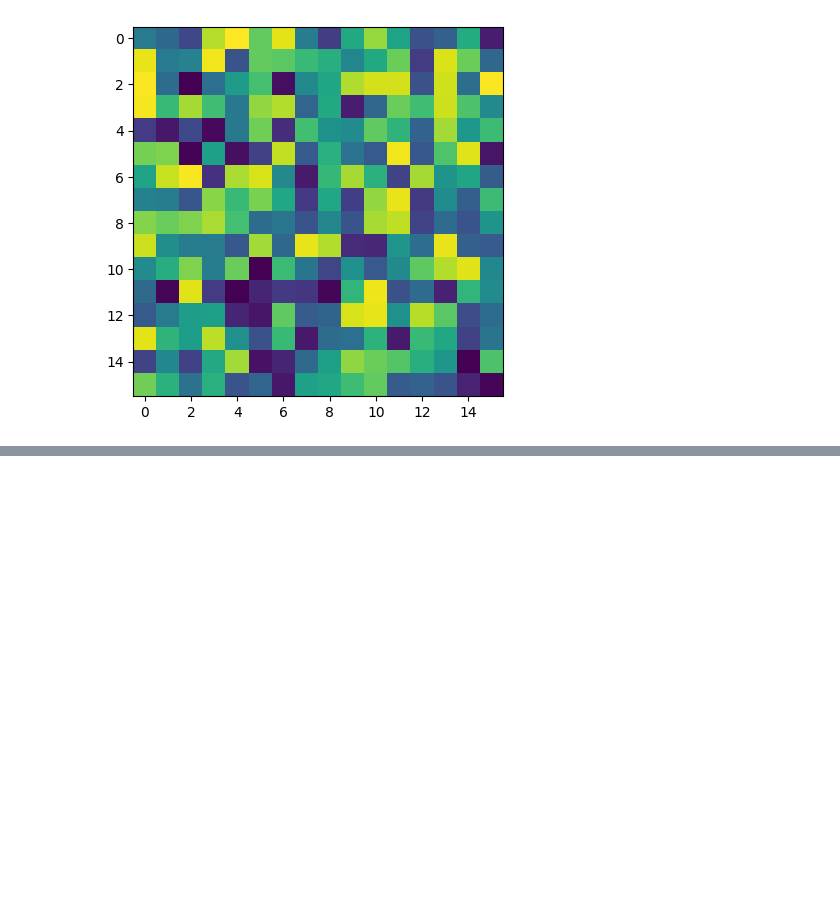
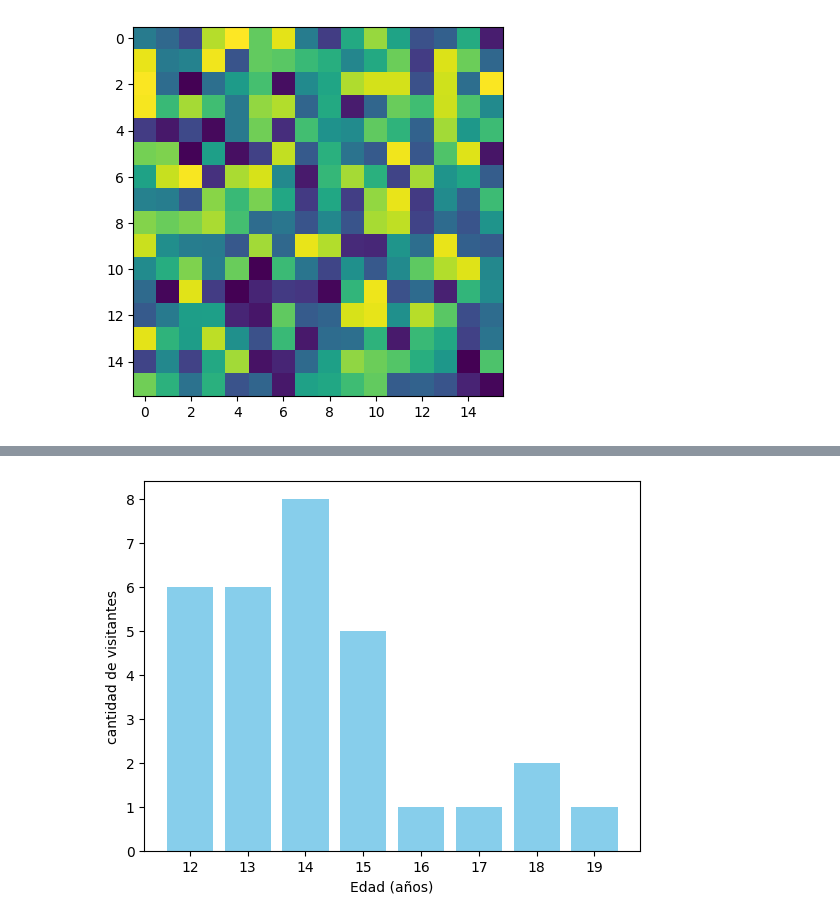
Before and after one commit to RICHAR-SL/IA, a Jupyter notebook: Matplotlib.ipynb, the cells around one changed output, grey strips where cells are left out. Cells and saved outputs as stored; diff of their text form; code cells hidden in the pictures; blank space fills up the shorter version.

```diff
--- a/Matplotlib.ipynb
+++ b/Matplotlib.ipynb
@@ -215,0 +274,26 @@ plt.show()
+# %%
+import matplotlib.pyplot as plt
+from collections import Counter
+
+# Lista original de edades
+edades = [12, 13, 15, 16, 14, 13, 12, 13, 15, 18, 19, 12, 13, 14, 12, 17, 18, 14, 15, 14, 13,
+          12, 14, 12, 13, 14, 14, 14, 15, 15]
+
+# Contar la frecuencia de cada edad
+visistantes = Counter(edades)
+
+# Ordenar las edades para el gráfico
+edades_unicas = sorted(visistantes.keys())
+conteos = [visistantes[edad] for edad in edades_unicas]
+
+# Crear el diagrama de barras
+plt.bar(edades_unicas, conteos, color='skyblue')
+
+# Títulos y etiquetas
+
+plt.xlabel('Edad (años)')
+plt.ylabel('cantidad de visitantes')
+# Mostrar gráfico
+plt.show()
+# %% [output]
+[figure, added]
```
Also changed, not shown: parts of 20 cells of this notebook.
